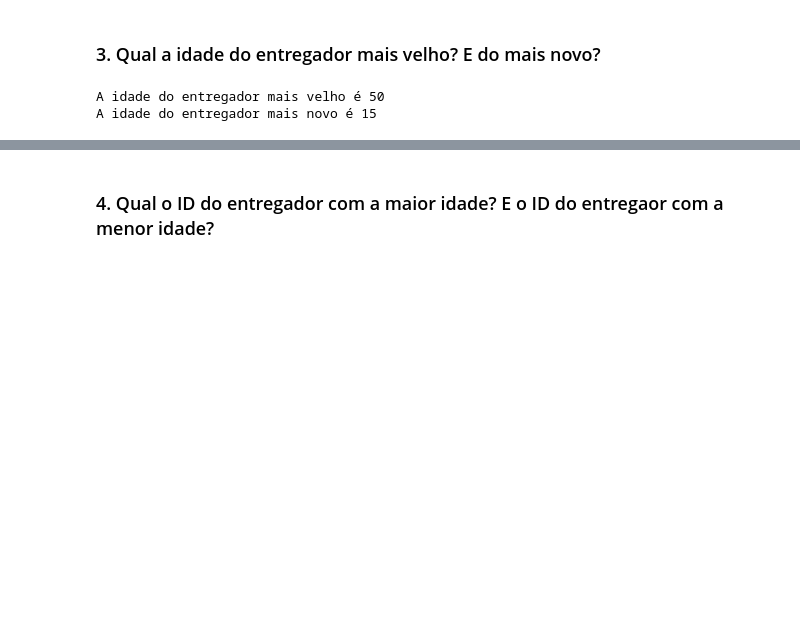
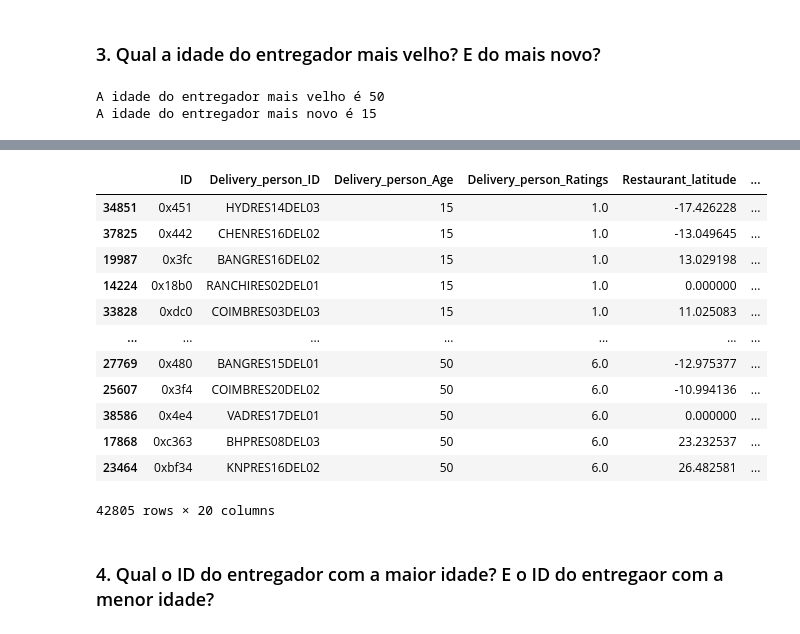
Before and after one commit to LuiMagno/DS_Notebooks, a Jupyter notebook: ComunidadeDS/FTC_Python/Exercícios 01 - Ciclo04.ipynb, the cells around one changed output, grey strips where cells are left out. Drawn from its saved outputs; the diff is of its cells as text; code cells hidden in the pictures; blank space fills up the shorter version.

```diff
--- a/ComunidadeDS/FTC_Python/Exercícios 01 - Ciclo04.ipynb
+++ b/ComunidadeDS/FTC_Python/Exercícios 01 - Ciclo04.ipynb
@@ -1,8 +1,8 @@
 # %%
 import pandas as pd
-
-df = pd.read_csv('C:/Users/lui-m/Documents/GitHub/DS_Notebooks/ComunidadeDS/FTC_Python/datasets/train.csv')
-df.head()
+import re
+df_root = pd.read_csv('C:/Users/lui-m/Documents/GitHub/DS_Notebooks/ComunidadeDS/FTC_Python/datasets/train.csv')
+df_root.head()
 # %% [output]
 |  | ID | Delivery_person_ID | Delivery_person_Age | Delivery_person_Ratings | Restaurant_latitude | ... |
 | 0 | 0x4607 | INDORES13DEL02 | 37 | 4.9 | 22.745049 | ... |
@@ -10,4 +10,38 @@ df.head()
 | 2 | 0x5d6d | BANGRES19DEL01 | 23 | 4.4 | 12.914264 | ... |
 | 3 | 0x7a6a | COIMBRES13DEL02 | 38 | 4.7 | 11.003669 | ... |
 | 4 | 0x70a2 | CHENRES12DEL01 | 32 | 4.6 | 12.972793 | ... |
+# %%
+# Fazendo cópia do dataframe lido
+df = df_root.copy()
+
+# Removendo espaço da string
+for i in range(len(df)):
+    df.loc[i, 'ID'] = df.loc[i, 'ID'].strip()
+    df.loc[i, 'Delivery_person_ID'] = df.loc[i, 'Delivery_person_ID'].strip()
+    df.loc[i, 'Road_traffic_density'] = df.loc[i, 'Road_traffic_density'].strip()
+    df.loc[i, 'Type_of_order'] = df.loc[i, 'Type_of_order'].strip()
+    df.loc[i, 'Type_of_vehicle'] = df.loc[i, 'Type_of_vehicle'].strip()
+
+# Excluindo as linhas com a idade dos entregadores vazia
+linhas_nao_vazias = df['Delivery_person_Age'] != 'NaN '
+df = df.loc[linhas_nao_vazias, :]
+
+# Conversao de texto/categoria/string para numeros inteiros
+df['Delivery_person_Age'] = df['Delivery_person_Age'].astype(int)
+
+# Conversao de texto/categoria/string para numeros decimais
+df['Delivery_person_Ratings'] = df['Delivery_person_Ratings'].astype(float)
+
+# Conversao de texto para data
+df['Order_Date'] = pd.to_datetime(df['Order_Date'], format='%d-%m-%Y')
+
+# Remove as linhas da coluna multiple_deliveries que tenham o conteúdo igual a 'NqN ' e fazendo o cast para inteiro
+linhas_nao_vazias = df['multiple_deliveries'] != 'NaN '
+df = df.loc[linhas_nao_vazias, :]
+df['multiple_deliveries'] = df['multiple_deliveries'].astype(int)
+
+# Removendo texto de números e resetando index
+df = df.reset_index(drop=True)
+for i in range(len(df)):
+    df.loc[i, 'Time_taken(min)'] = re.findall(r'\d+', df.loc[i, 'Time_taken(min)'])
 # %% [markdown]
@@ -41,2 +96,18 @@ A idade do entregador mais novo é 15
+# %%
+df.sort_values('Delivery_person_Age', ascending=True) # usar sorting_values no dataframe todo a partir de uma coluna
+# %% [output]
+|  | ID | Delivery_person_ID | Delivery_person_Age | Delivery_person_Ratings | Restaurant_latitude | ... |
+| 34851 | 0x451 | HYDRES14DEL03 | 15 | 1.0 | -17.426228 | ... |
+| 37825 | 0x442 | CHENRES16DEL02 | 15 | 1.0 | -13.049645 | ... |
+| 19987 | 0x3fc | BANGRES16DEL02 | 15 | 1.0 | 13.029198 | ... |
+| 14224 | 0x18b0 | RANCHIRES02DEL01 | 15 | 1.0 | 0.000000 | ... |
+| 33828 | 0xdc0 | COIMBRES03DEL03 | 15 | 1.0 | 11.025083 | ... |
+| ... | ... | ... | ... | ... | ... | ... |
+| 27769 | 0x480 | BANGRES15DEL01 | 50 | 6.0 | -12.975377 | ... |
+| 25607 | 0x3f4 | COIMBRES20DEL02 | 50 | 6.0 | -10.994136 | ... |
+| 38586 | 0x4e4 | VADRES17DEL01 | 50 | 6.0 | 0.000000 | ... |
+| 17868 | 0xc363 | BHPRES08DEL03 | 50 | 6.0 | 23.232537 | ... |
+| 23464 | 0xbf34 | KNPRES16DEL02 | 50 | 6.0 | 26.482581 | ... |
+42805 rows × 20 columns
 # %% [markdown]
 ### 4. Qual o ID do entregador com a maior idade? E o ID do entregaor com a menor idade?
```
Also changed, not shown: parts of 43 cells of this notebook, 2 other files.
